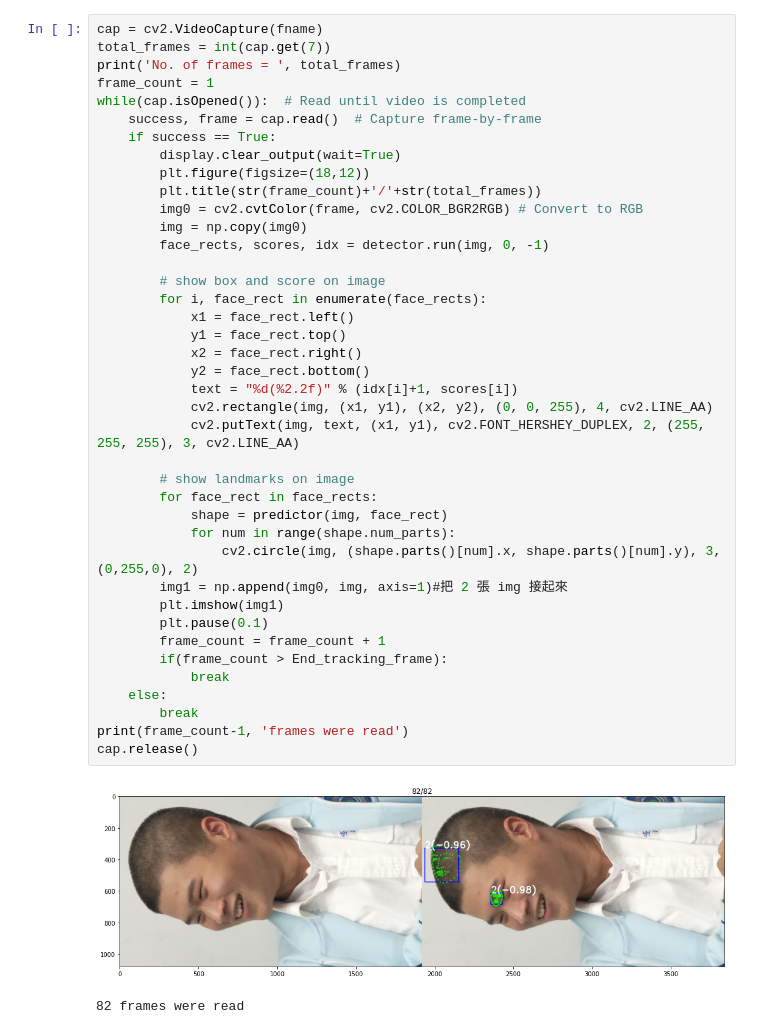
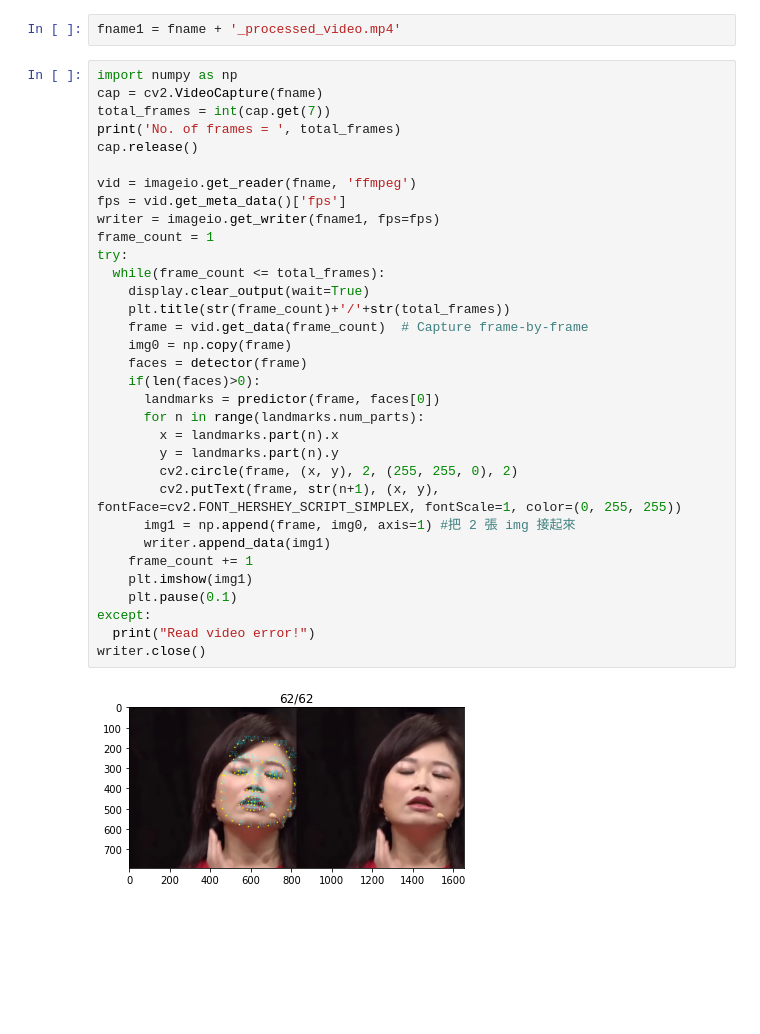
Before and after one commit to TienLungSun/2020-PyTorch-Colab, a Jupyter notebook: 7. dlib facial key points detection.ipynb, the cells around one changed output. Saved outputs shown, nothing was run; the diff lists cells and outputs as text; blank space fills up the shorter version.

```diff
--- a/7. dlib facial key points detection.ipynb
+++ b/7. dlib facial key points detection.ipynb
@@ -54,43 +55,37 @@ End_tracking_frame = 100
-# %%
-cap = cv2.VideoCapture(fname)
-total_frames = int(cap.get(7))
-print('No. of frames = ', total_frames)
-frame_count = 1
-while(cap.isOpened()):  # Read until video is completed
-    success, frame = cap.read()  # Capture frame-by-frame
-    if success == True:
-        display.clear_output(wait=True)
-        plt.figure(figsize=(18,12))
-        plt.title(str(frame_count)+'/'+str(total_frames))
-        img0 = cv2.cvtColor(frame, cv2.COLOR_BGR2RGB) # Convert to RGB
-        img = np.copy(img0)
-        face_rects, scores, idx = detector.run(img, 0, -1)
-
-        # show box and score on image
-        for i, face_rect in enumerate(face_rects):
-            x1 = face_rect.left()
-            y1 = face_rect.top()
-            x2 = face_rect.right()
-            y2 = face_rect.bottom()
-            text = "%d(%2.2f)" % (idx[i]+1, scores[i])
-            cv2.rectangle(img, (x1, y1), (x2, y2), (0, 0, 255), 4, cv2.LINE_AA)
-            cv2.putText(img, text, (x1, y1), cv2.FONT_HERSHEY_DUPLEX, 2, (255, 255, 255), 3, cv2.LINE_AA)
-
-        # show landmarks on image
-        for face_rect in face_rects:
-            shape = predictor(img, face_rect)
-            for num in range(shape.num_parts):
-                cv2.circle(img, (shape.parts()[num].x, shape.parts()[num].y), 3, (0,255,0), 2)
-        img1 = np.append(img0, img, axis=1)#把 2 張 img 接起來
-        plt.imshow(img1)
-        plt.pause(0.1)
-        frame_count = frame_count + 1
-        if(frame_count > End_tracking_frame):
-            break
-    else:
-        break
-print(frame_count-1, 'frames were read')
-cap.release()
-# %% [output]
-[figure, removed]
-82 frames were read
+# %%
+fname1 = fname + '_processed_video.mp4'
+# %%
+import numpy as np
+cap = cv2.VideoCapture(fname)
+total_frames = int(cap.get(7))
+print('No. of frames = ', total_frames)
+cap.release()
+
+vid = imageio.get_reader(fname, 'ffmpeg')
+fps = vid.get_meta_data()['fps']
+writer = imageio.get_writer(fname1, fps=fps)
+frame_count = 1
+try:
+  while(frame_count <= total_frames):
+    display.clear_output(wait=True)
+    plt.title(str(frame_count)+'/'+str(total_frames))
+    frame = vid.get_data(frame_count)  # Capture frame-by-frame
+    img0 = np.copy(frame)
+    faces = detector(frame)
+    if(len(faces)>0):
+      landmarks = predictor(frame, faces[0])
+      for n in range(landmarks.num_parts):
+        x = landmarks.part(n).x
+        y = landmarks.part(n).y
+        cv2.circle(frame, (x, y), 2, (255, 255, 0), 2)
+        cv2.putText(frame, str(n+1), (x, y), fontFace=cv2.FONT_HERSHEY_SCRIPT_SIMPLEX, fontScale=1, color=(0, 255, 255))
+      img1 = np.append(frame, img0, axis=1) #把 2 張 img 接起來
+      writer.append_data(img1)
+    frame_count += 1
+    plt.imshow(img1)
+    plt.pause(0.1)
+except:
+  print("Read video error!")
+writer.close()
+# %% [output]
+[figure, added]
```
Also changed, not shown: parts of 8 cells of this notebook, 3 other files.
